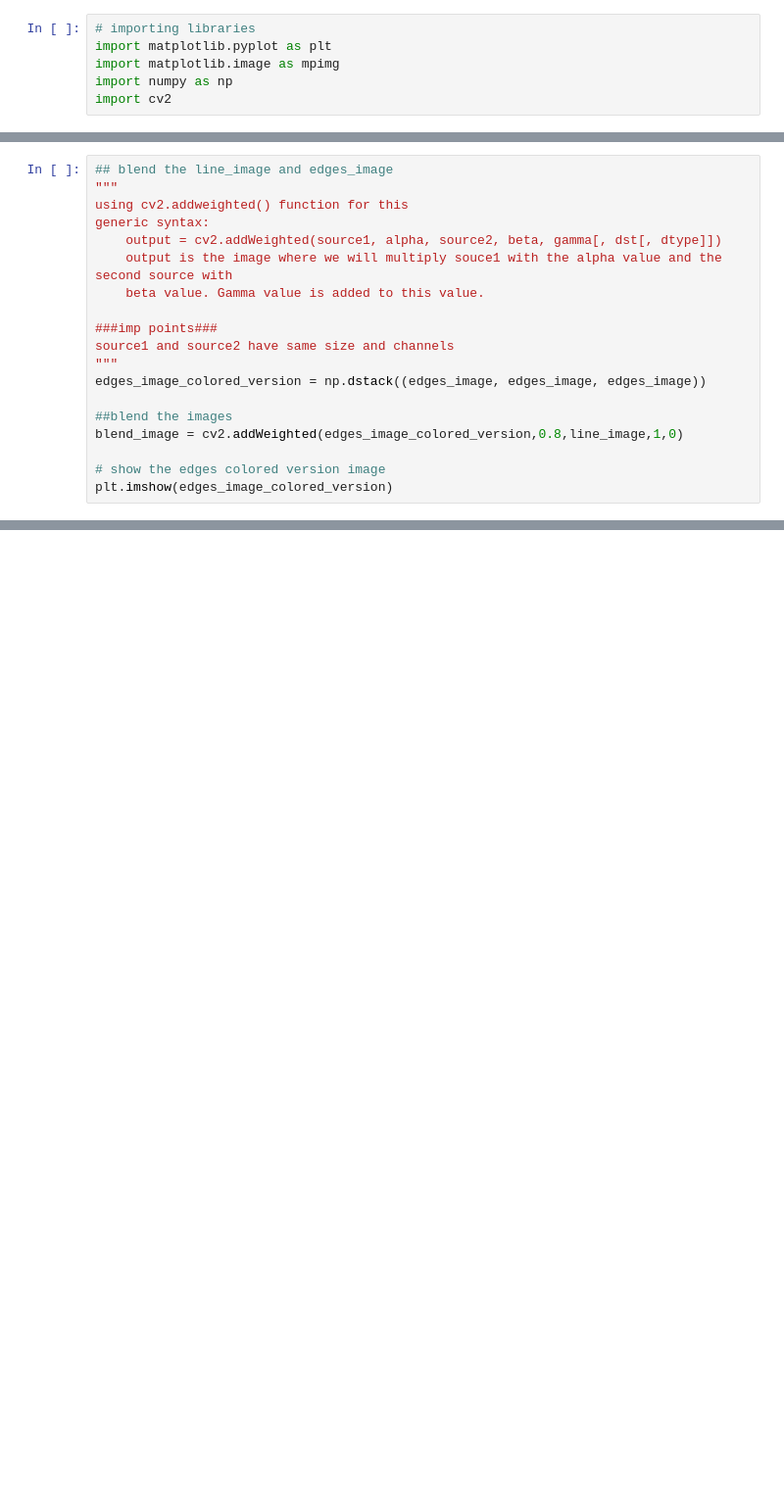
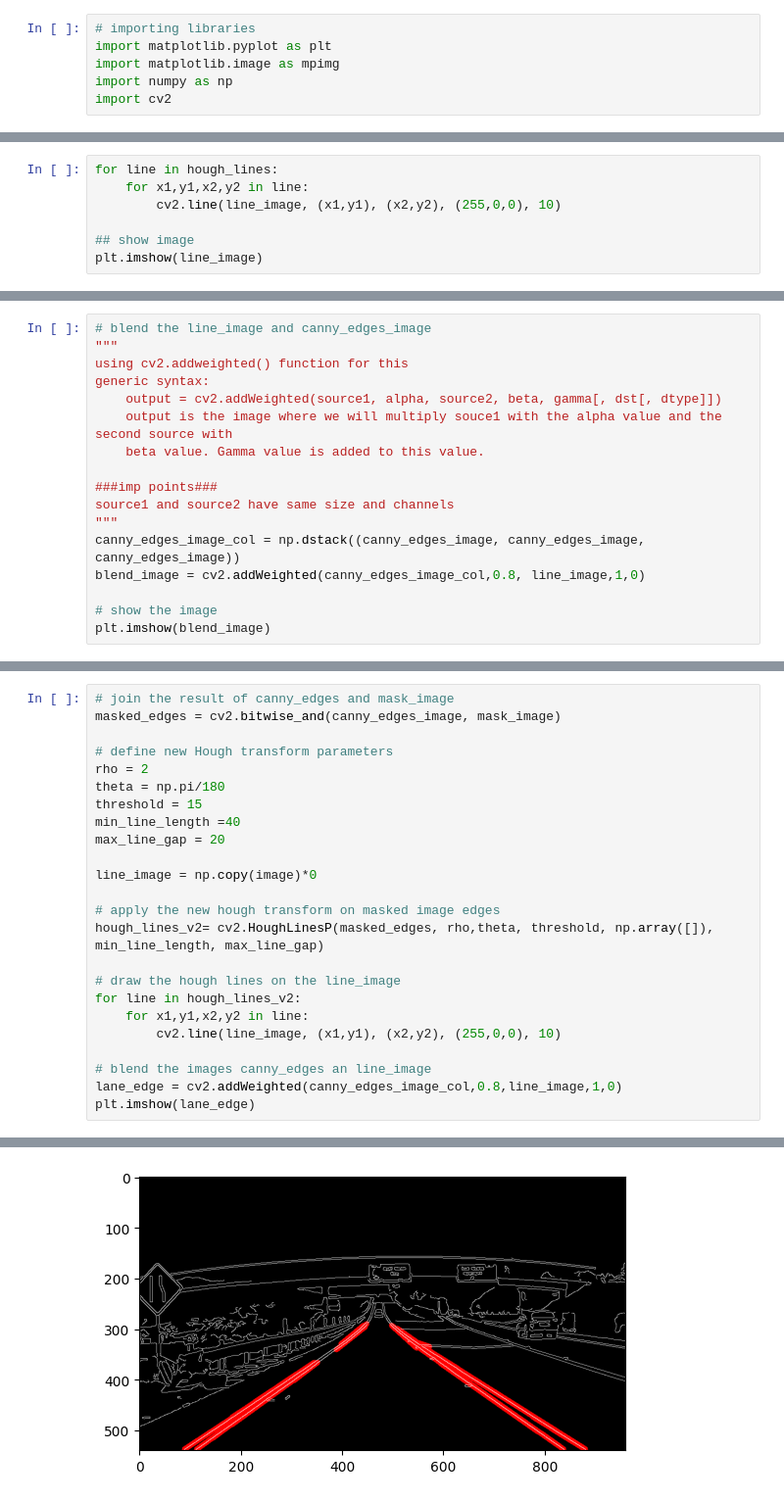
Before and after one commit to kumar-sanjeeev/computer-vision, a Jupyter notebook: lane-marking/laneMarking.ipynb, the cells around one changed output, grey strips where cells are left out. Shown: that part at 98% size. Saved outputs shown, nothing was run; the diff lists cells and outputs as text; blank space fills up the shorter version.

```diff
--- a/lane-marking/laneMarking.ipynb
+++ b/lane-marking/laneMarking.ipynb
@@ -61,0 +65,7 @@ plt.imshow(line_image)
+# %%
+for line in hough_lines:
+    for x1,y1,x2,y2 in line:
+        cv2.line(line_image, (x1,y1), (x2,y2), (255,0,0), 10)
+
+## show image
+plt.imshow(line_image)
@@ -62,5 +77,5 @@ plt.imshow(line_image)
 # %%
-## blend the line_image and edges_image
+# blend the line_image and canny_edges_image
 """
 using cv2.addweighted() function for this
 generic syntax:
@@ -71,12 +86,10 @@ generic syntax:
 ###imp points###
 source1 and source2 have same size and channels
 """
-edges_image_colored_version = np.dstack((edges_image, edges_image, edges_image))
+canny_edges_image_col = np.dstack((canny_edges_image, canny_edges_image, canny_edges_image))
+blend_image = cv2.addWeighted(canny_edges_image_col,0.8, line_image,1,0)
 
-##blend the images
-blend_image = cv2.addWeighted(edges_image_colored_version,0.8,line_image,1,0)
-
-# show the edges colored version image
-plt.imshow(edges_image_colored_version)
+# show the image
+plt.imshow(blend_image)
 # %% [output]
 <matplotlib.image.AxesImage at 0x...>
@@ -158,0 +127,25 @@ plt.imshow(mask)
+# %%
+# join the result of canny_edges and mask_image
+masked_edges = cv2.bitwise_and(canny_edges_image, mask_image)
+
+# define new Hough transform parameters
+rho = 2
+theta = np.pi/180
+threshold = 15
+min_line_length =40
+max_line_gap = 20
+
+line_image = np.copy(image)*0
+
+# apply the new hough transform on masked image edges
+hough_lines_v2= cv2.HoughLinesP(masked_edges, rho,theta, threshold, np.array([]), min_line_length, max_line_gap)
+
+# draw the hough lines on the line_image
+for line in hough_lines_v2:
+    for x1,y1,x2,y2 in line:
+        cv2.line(line_image, (x1,y1), (x2,y2), (255,0,0), 10)
+
+# blend the images canny_edges an line_image
+lane_edge = cv2.addWeighted(canny_edges_image_col,0.8,line_image,1,0)
+plt.imshow(lane_edge)
+# %% [output]
@@ -158,0 +153 @@ plt.imshow(mask)
+[figure, added]
```
Also changed, not shown: parts of 24 cells of this notebook.
